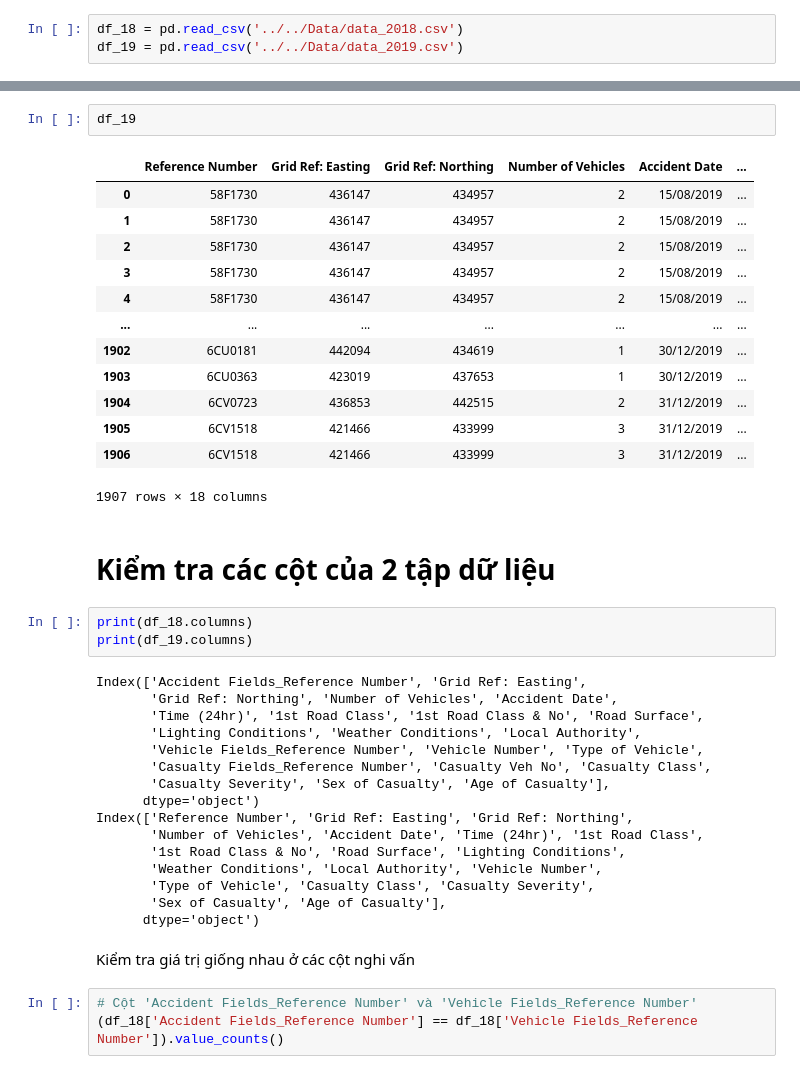
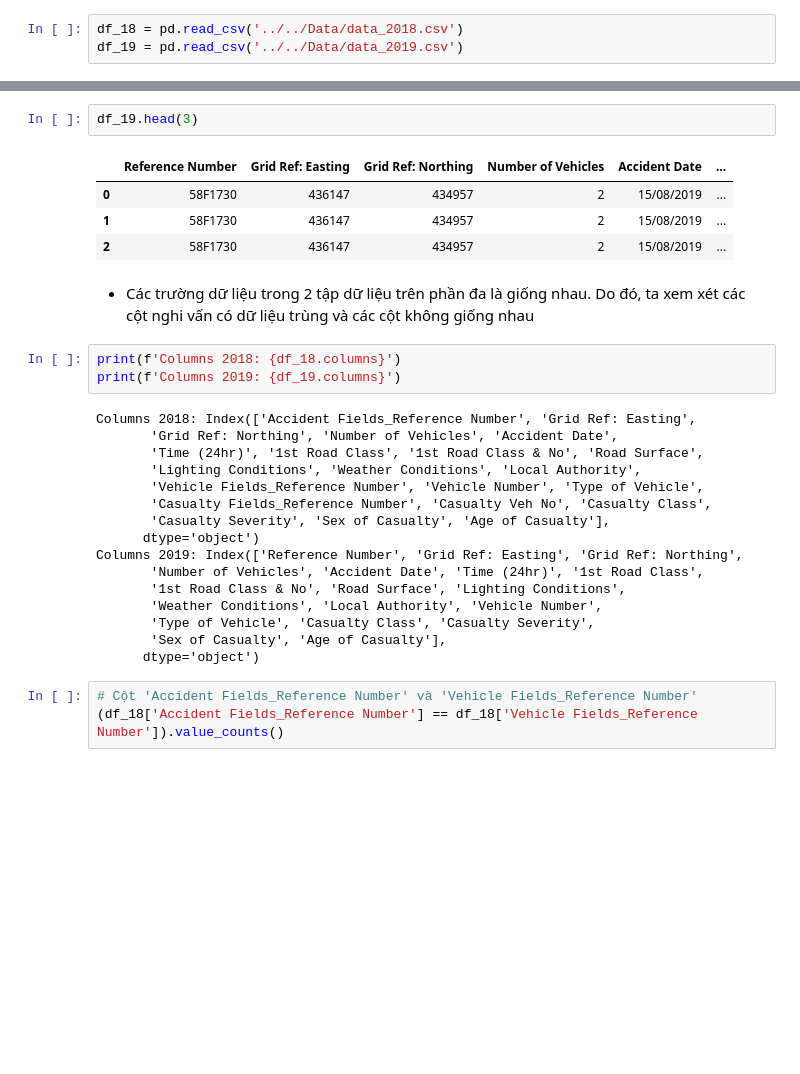
Before and after one commit to XQuyTran/Traffic-Accident-Analysis, a Jupyter notebook: src/preprocess/merge_data.ipynb, the cells around one changed output, grey strips where cells are left out. Drawn from its saved outputs; the diff is of its cells as text; blank space fills up the shorter version.

```diff
--- a/src/preprocess/merge_data.ipynb
+++ b/src/preprocess/merge_data.ipynb
@@ -25,26 +21,17 @@ df_18
 # %%
-df_19
+df_19.head(3)
 # %% [output]
 |  | Reference Number | Grid Ref: Easting | Grid Ref: Northing | Number of Vehicles | Accident Date | ... |
 | 0 | 58F1730 | 436147 | 434957 | 2 | 15/08/2019 | ... |
 | 1 | 58F1730 | 436147 | 434957 | 2 | 15/08/2019 | ... |
 | 2 | 58F1730 | 436147 | 434957 | 2 | 15/08/2019 | ... |
-| 3 | 58F1730 | 436147 | 434957 | 2 | 15/08/2019 | ... |
-| 4 | 58F1730 | 436147 | 434957 | 2 | 15/08/2019 | ... |
-| ... | ... | ... | ... | ... | ... | ... |
-| 1902 | 6CU0181 | 442094 | 434619 | 1 | 30/12/2019 | ... |
-| 1903 | 6CU0363 | 423019 | 437653 | 1 | 30/12/2019 | ... |
-| 1904 | 6CV0723 | 436853 | 442515 | 2 | 31/12/2019 | ... |
-| 1905 | 6CV1518 | 421466 | 433999 | 3 | 31/12/2019 | ... |
-| 1906 | 6CV1518 | 421466 | 433999 | 3 | 31/12/2019 | ... |
-1907 rows × 18 columns
-# %% [markdown]
-# Kiểm tra các cột của 2 tập dữ liệu
+# %% [markdown]
+- Các trường dữ liệu trong 2 tập dữ liệu trên phần đa là giống nhau. Do đó, ta xem xét các cột nghi vấn có dữ liệu trùng và các cột không giống nhau
 # %%
-print(df_18.columns)
-print(df_19.columns)
+print(f'Columns 2018: {df_18.columns}')
+print(f'Columns 2019: {df_19.columns}')
 # %% [output]
-Index(['Accident Fields_Reference Number', 'Grid Ref: Easting',
+Columns 2018: Index(['Accident Fields_Reference Number', 'Grid Ref: Easting',
        'Grid Ref: Northing', 'Number of Vehicles', 'Accident Date',
        'Time (24hr)', '1st Road Class', '1st Road Class & No', 'Road Surface',
        'Lighting Conditions', 'Weather Conditions', 'Local Authority',
@@ -52,15 +39,13 @@ Index(['Accident Fields_Reference Number', 'Grid Ref: Easting',
        'Casualty Fields_Reference Number', 'Casualty Veh No', 'Casualty Class',
        'Casualty Severity', 'Sex of Casualty', 'Age of Casualty'],
       dtype='object')
-Index(['Reference Number', 'Grid Ref: Easting', 'Grid Ref: Northing',
+Columns 2019: Index(['Reference Number', 'Grid Ref: Easting', 'Grid Ref: Northing',
        'Number of Vehicles', 'Accident Date', 'Time (24hr)', '1st Road Class',
        '1st Road Class & No', 'Road Surface', 'Lighting Conditions',
        'Weather Conditions', 'Local Authority', 'Vehicle Number',
        'Type of Vehicle', 'Casualty Class', 'Casualty Severity',
        'Sex of Casualty', 'Age of Casualty'],
       dtype='object')
-# %% [markdown]
-Kiểm tra giá trị giống nhau ở các cột nghi vấn
 # %%
 # Cột 'Accident Fields_Reference Number' và 'Vehicle Fields_Reference Number'
 (df_18['Accident Fields_Reference Number'] == df_18['Vehicle Fields_Reference Number']).value_counts()
```
Also changed, not shown: parts of 35 cells of this notebook, 1 other file.
